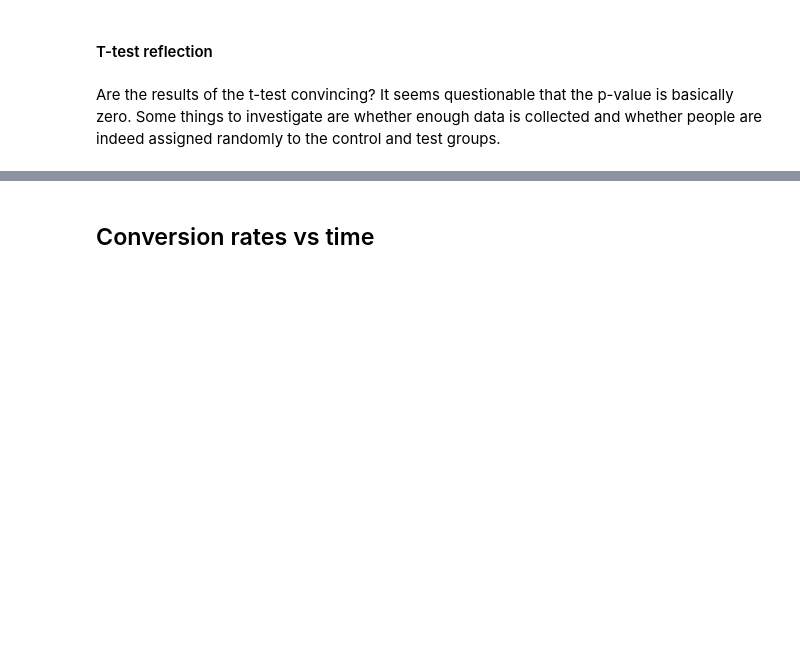
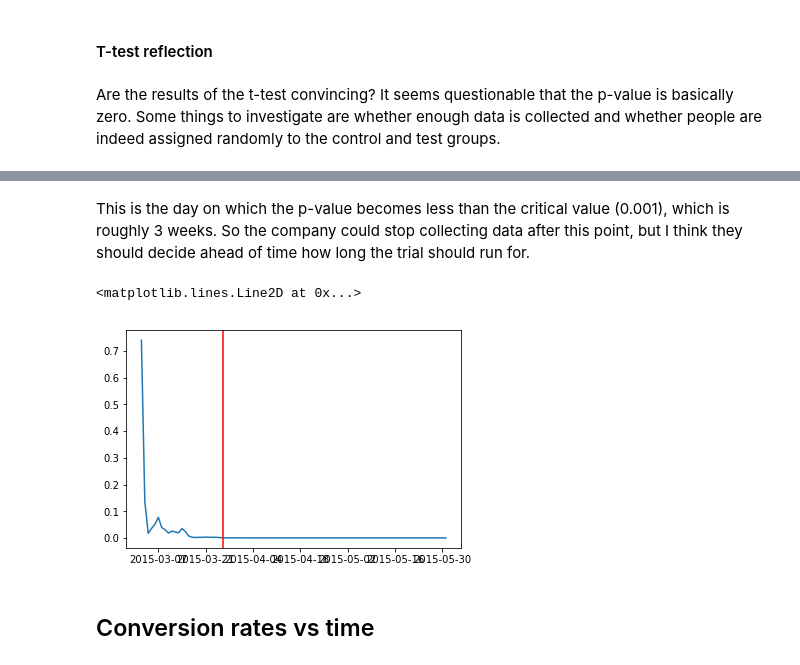
Before and after one commit to rebeccak1/pricing-test, a Jupyter notebook: pricing-test.ipynb, the cells around one changed output, grey strips where cells are left out. Cells and saved outputs as stored; diff of their text form; code cells hidden in the pictures; blank space fills up the shorter version.

Commit message:
Add plot

```diff
--- a/pricing-test.ipynb
+++ b/pricing-test.ipynb
@@ -92,9 +92,8 @@ cities = []
 states = []
 import time
 for i in range(df.shape[0]):
-    if i % 10 == 0:
-        print(i)
-        time.sleep(1)
+
+    time.sleep(2)
     results = Geocoder.reverse_geocode(df['lat'][0], df['long'][0])
     if(results.country == 'United States'):
         results.country = "USA"
@@ -165,0 +172,6 @@ Are the results of the t-test convincing? It seems questionable that the p-value
+# %%
+pvals = []
+for i in pd.date_range(min(data_test['date']),max(data_test['date'])):
+    slice1 = data_test[data_test['date']<=i]['converted']
+    slice2 = data_control[data_control['date']<=i]['converted']
+    pvals.append(stats.ttest_ind(slice1,slice2)[1])
@@ -165,0 +182,3 @@ Are the results of the t-test convincing? It seems questionable that the p-value
+# %%
+date_range = pd.date_range(min(data_test['date']),max(data_test['date']))
+date_range[24]
@@ -166,3 +187,11 @@ Are the results of the t-test convincing? It seems questionable that the p-value
+# %% [markdown]
+This is the day on which the p-value becomes less than the critical value (0.001), which is roughly 3 weeks. So the company could stop collecting data after this point, but I think they should decide ahead of time how long the trial should run for.
+# %%
+plt.plot(date_range,pvals)
+plt.axvline(x='2015-03-26 00:00:00',color='red')
+# %% [output]
+<matplotlib.lines.Line2D at 0x...>
+[figure, added]
 # %% [markdown]
 ## Conversion rates vs time
 # %%
```
Also changed, not shown: parts of 8 cells of this notebook.
